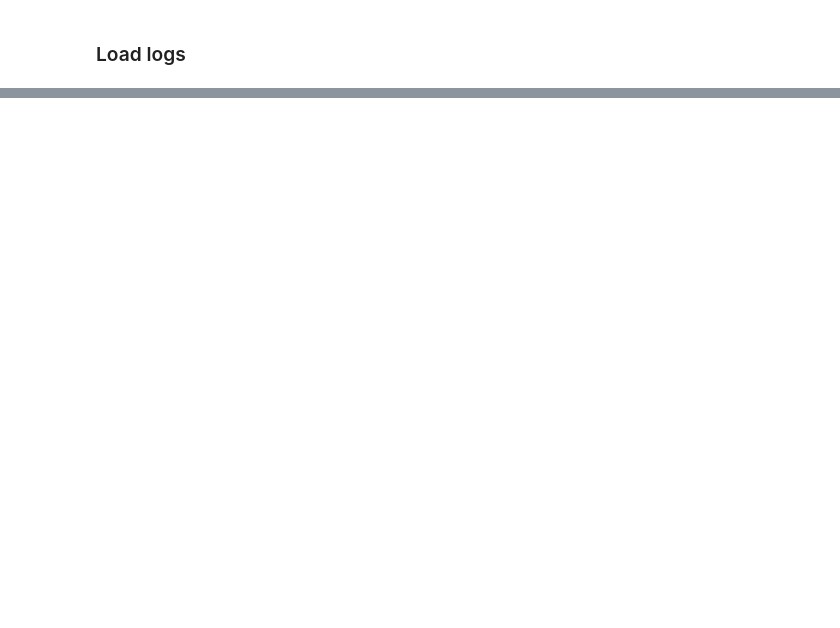
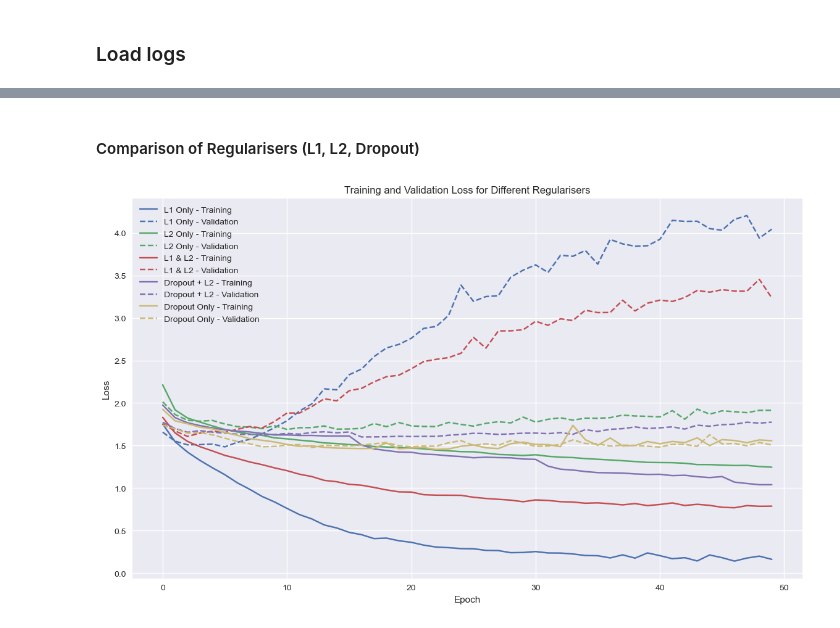
Before and after one commit to ZH0555/PMAI-Group-5, a Jupyter notebook: src/analysis/nn-analysis.ipynb, the cells around one changed output, grey strips where cells are left out. Drawn from its saved outputs; the diff is of its cells as text; code cells hidden in the pictures; blank space fills up the shorter version.

```diff
--- a/src/analysis/nn-analysis.ipynb
+++ b/src/analysis/nn-analysis.ipynb
@@ -26,0 +143,25 @@ for file in log_files:
+# %% [markdown]
+#### Comparison of Regularisers (L1, L2, Dropout)
+# %%
+# Training Loss and Validation Loss
+regularisers_models = ["L1 Only", "L2 Only", "L1 & L2", "Best Model (LR Decay)", "Drop1< + Drop3> + LR*2"]
+plt.figure(figsize=(14, 8))
+for name in regularisers_models:
+    logs = experiments[name]
+    training_loss = logs[logs_map["training_loss"]]
+    validation_loss = logs[logs_map["validation_loss"]]
+    if name == "Best Model (LR Decay)":
+        name = "Dropout + L2"
+    elif name == "Drop1< + Drop3> + LR*2":
+        name = "Dropout Only"
+    line = plt.plot(training_loss, label=f"{name} - Training")
+    line = line[0]
+    plt.plot(validation_loss, label=f"{name} - Validation", linestyle='--', color=line.get_color())
+plt.xlabel("Epoch")
+plt.ylabel("Loss")
+plt.title("Training and Validation Loss for Different Regularisers")
+plt.legend()
+plt.grid(True)
+plt.show()
+# %% [output]
+[figure, added]
```
Also changed, not shown: parts of 10 cells of this notebook, 10 other files.
